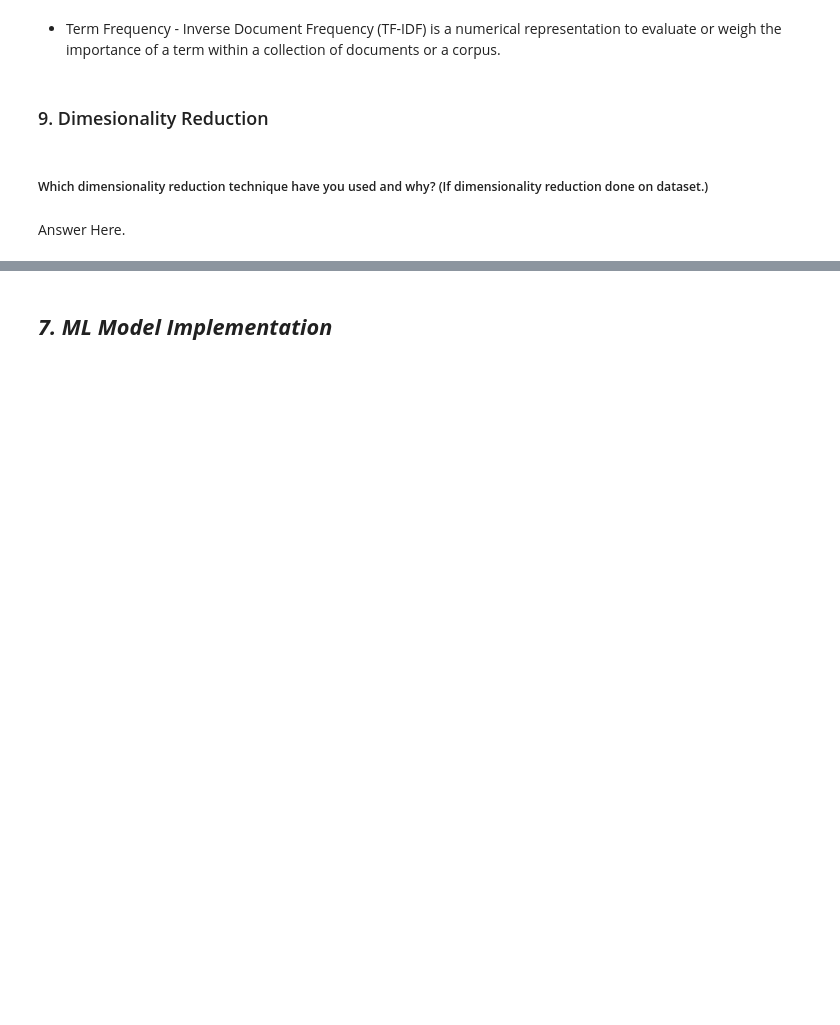
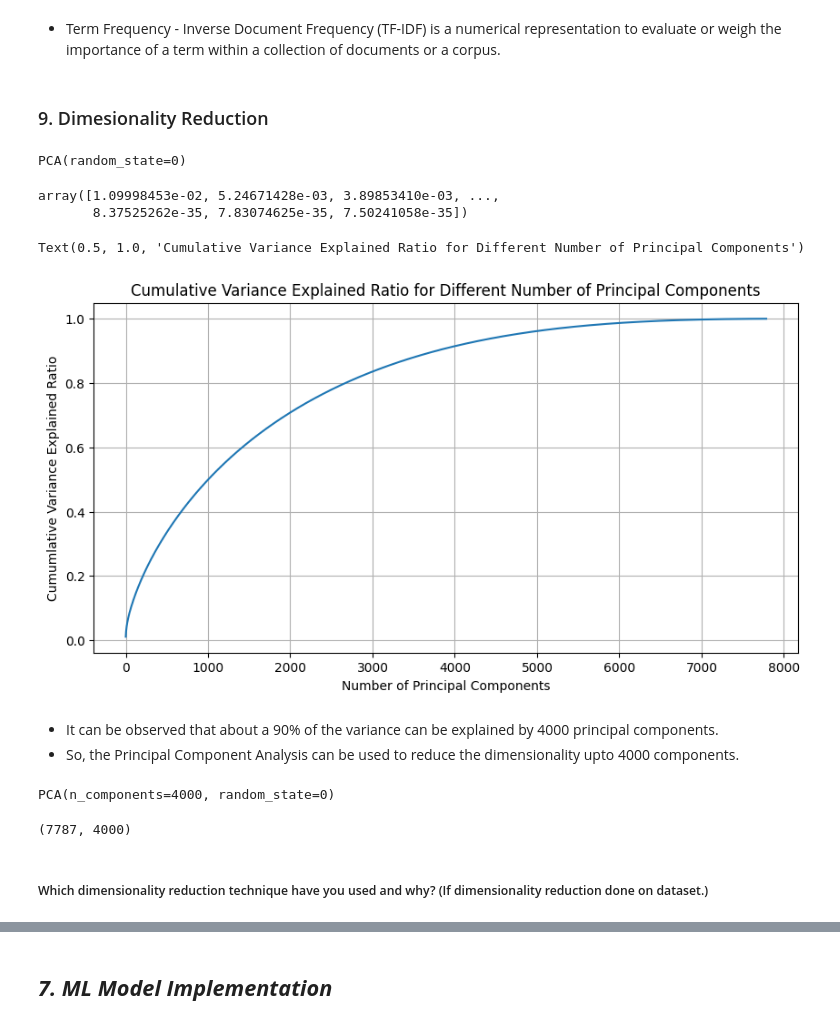
Before and after one commit to dipankarsahu1000/Netflix-Movie-and-TV-Shows-Clustering, a Jupyter notebook: Netflix_Movies_and_TV_Shows_Clustering.ipynb, the cells around one changed output, grey strips where cells are left out. Cells and saved outputs as stored; diff of their text form; code cells hidden in the pictures; blank space fills up the shorter version.

```diff
--- a/Netflix_Movies_and_TV_Shows_Clustering.ipynb
+++ b/Netflix_Movies_and_TV_Shows_Clustering.ipynb
@@ -1145,7 +1145,7 @@ def dummy_tokenizer(input):
   return input
 # %%
 # Vectorizing
-tfidfvectorizer = TfidfVectorizer(tokenizer = dummy_tokenizer, max_features = 20000, lowercase = False)
+tfidfvectorizer = TfidfVectorizer(tokenizer = dummy_tokenizer, max_features = 10000, lowercase = False)
 
 X = tfidfvectorizer.fit_transform(cluster_df['cluster_data'])
 # %%
@@ -1178,7 +1178,37 @@ from sklearn.decomposition import PCA
 # Implementing PCA
 pca = PCA(random_state = 0)
 pca.fit(X)
+# %% [output]
+PCA(random_state=0)
+# %%
+# Checking the explained variance ratio, i.e. the variance explained by each of the principal components
+pca.explained_variance_ratio_
+# %% [output]
+array([1.09998453e-02, 5.24671428e-03, 3.89853410e-03, ...,
+       8.37525262e-35, 7.83074625e-35, 7.50241058e-35])
+# %%
+plt.figure(figsize = (10, 5))
+plt.plot(np.cumsum(pca.explained_variance_ratio_))    # Calculates the cumulative sum of the explained variance ratio
+plt.grid()
+plt.xlabel('Number of Principal Components')
+plt.ylabel('Cumumlative Variance Explained Ratio')
+plt.title('Cumulative Variance Explained Ratio for Different Number of Principal Components')
+# %% [output]
+Text(0.5, 1.0, 'Cumulative Variance Explained Ratio for Different Number of Principal Components')
+[figure, added]
+# %% [markdown]
+* It can be observed that about a 90% of the variance can be explained by 4000 principal components.
+* So, the Principal Component Analysis can be used to reduce the dimensionality upto 4000 components.
+# %%
+# Using PCA, reducing the dimensions to 4000
+pca = PCA(n_components = 4000, random_state = 0)
+X_PCA = pca.fit_transform(X)
+# %% [output]
+PCA(n_components=4000, random_state=0)
+# %%
+# The shape of X after dimensionality reduction
+X_PCA.shape
+# %% [output]
+(7787, 4000)
 # %% [markdown]
 ##### Which dimensionality reduction technique have you used and why? (If dimensionality reduction done on dataset.)
-# %% [markdown]
-Answer Here.
```
Also changed, not shown: parts of 6 cells of this notebook.
